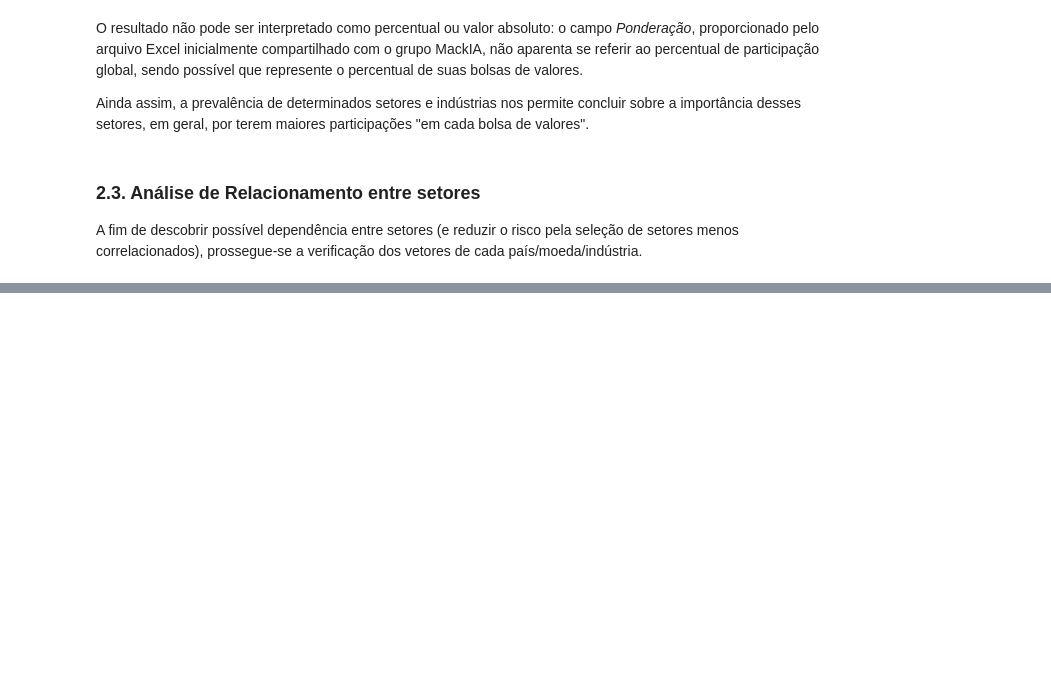
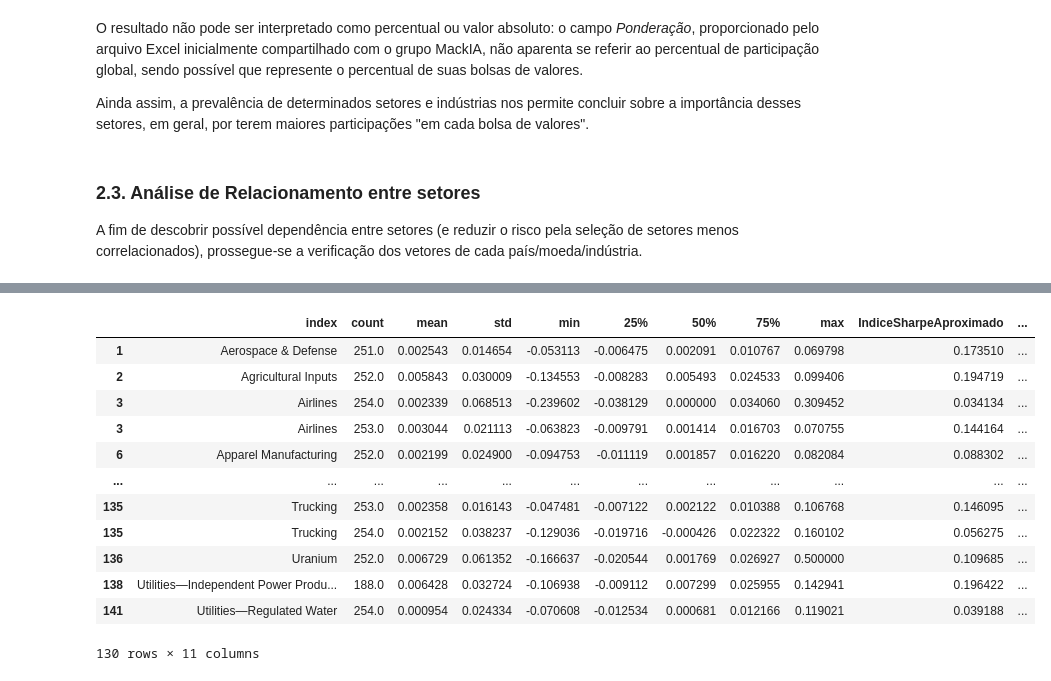
Before and after one commit to hevertonvalerio/Challenge-Bloomberg-Mack-AI, a Jupyter notebook: analise_setorial.ipynb, the cells around one changed output, grey strips where cells are left out. Drawn from its saved outputs; the diff is of its cells as text; code cells hidden in the pictures; blank space fills up the shorter version.

```diff
--- a/analise_setorial.ipynb
+++ b/analise_setorial.ipynb
@@ -394,0 +396,2 @@ dados.isna()
+# %%
+dados = dados.clip(lower=-0.5, upper=0.5)
@@ -394,0 +400,2 @@ dados.isna()
+# %%
+dados.fillna(0, inplace=False).describe()
@@ -394,0 +419,23 @@ dados.isna()
+# %%
+def extrair_indice_sharpe(dados_historicos):
+    """ Função para extrair índice sharpe modificado de um conjunto de dados históricos de retornos """
+
+    tabela_descricoes = dados_historicos.describe().T
+
+    # Gerando índice sharpe médio aproximado do setor
+    tabela_descricoes['IndiceSharpeAproximado'] = tabela_descricoes['mean'] / tabela_descricoes['std']
+    tabela_descricoes.reset_index(inplace=True)
+    return tabela_descricoes.sort_values(by='IndiceSharpeAproximado', ascending=False)
+
+data_inicial = dados.index[0]
+lista_indices = pd.DataFrame()
+
+while data_inicial < dados.index[-1]:
+    data_final_pesquisa = min(data_inicial + relativedelta(years=1), dados.index[-1])   # Extraindo o final do pedaço a ser buscado
+
+    dados_anuais = dados.fillna(0).loc[data_inicial:data_final_pesquisa]
+    temp = extrair_indice_sharpe(dados_anuais)
+    temp['Ano'] = data_inicial.strftime('%Y')
+    lista_indices = pd.concat([lista_indices, temp[:10]])
+
+    data_inicial += relativedelta(years=1)
@@ -394,0 +469,17 @@ dados.isna()
+# %%
+lista_indices_adaptada = lista_indices[lista_indices['Ano'].isin(['2001', '2003', '2004', '2010', '2011', '2014', '2024', '2020', '2016', '2012', '2008', '2007', '2019', '2020', '2023', '2024'])]
+lista_indices_adaptada.sort_values(by='index')
+# %% [output]
+|  | index | count | mean | std | min | 25% | 50% | 75% | max | IndiceSharpeAproximado | ... |
+| 1 | Aerospace & Defense | 251.0 | 0.002543 | 0.014654 | -0.053113 | -0.006475 | 0.002091 | 0.010767 | 0.069798 | 0.173510 | ... |
+| 2 | Agricultural Inputs | 252.0 | 0.005843 | 0.030009 | -0.134553 | -0.008283 | 0.005493 | 0.024533 | 0.099406 | 0.194719 | ... |
+| 3 | Airlines | 254.0 | 0.002339 | 0.068513 | -0.239602 | -0.038129 | 0.000000 | 0.034060 | 0.309452 | 0.034134 | ... |
+| 3 | Airlines | 253.0 | 0.003044 | 0.021113 | -0.063823 | -0.009791 | 0.001414 | 0.016703 | 0.070755 | 0.144164 | ... |
+| 6 | Apparel Manufacturing | 252.0 | 0.002199 | 0.024900 | -0.094753 | -0.011119 | 0.001857 | 0.016220 | 0.082084 | 0.088302 | ... |
+| ... | ... | ... | ... | ... | ... | ... | ... | ... | ... | ... | ... |
+| 135 | Trucking | 253.0 | 0.002358 | 0.016143 | -0.047481 | -0.007122 | 0.002122 | 0.010388 | 0.106768 | 0.146095 | ... |
+| 135 | Trucking | 254.0 | 0.002152 | 0.038237 | -0.129036 | -0.019716 | -0.000426 | 0.022322 | 0.160102 | 0.056275 | ... |
+| 136 | Uranium | 252.0 | 0.006729 | 0.061352 | -0.166637 | -0.020544 | 0.001769 | 0.026927 | 0.500000 | 0.109685 | ... |
+| 138 | Utilities—Independent Power Produ... | 188.0 | 0.006428 | 0.032724 | -0.106938 | -0.009112 | 0.007299 | 0.025955 | 0.142941 | 0.196422 | ... |
+| 141 | Utilities—Regulated Water | 254.0 | 0.000954 | 0.024334 | -0.070608 | -0.012534 | 0.000681 | 0.012166 | 0.119021 | 0.039188 | ... |
+130 rows × 11 columns
```
Also changed, not shown: parts of 50 cells of this notebook, 54 other files.
